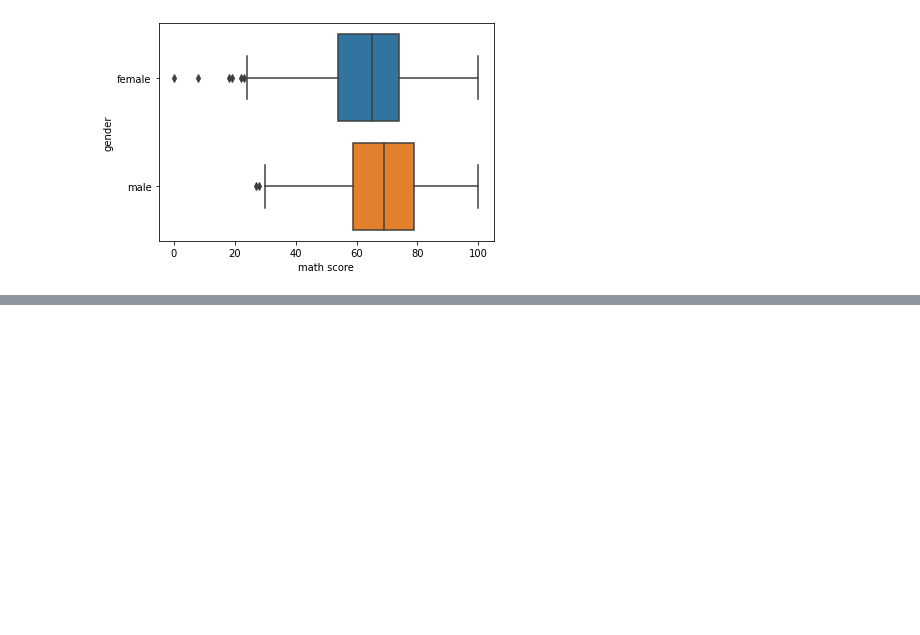
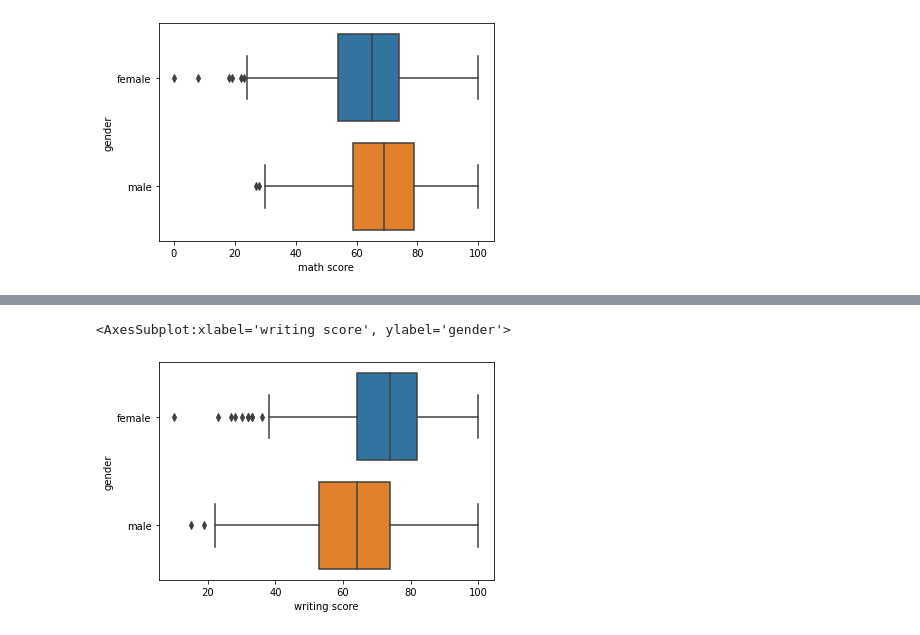
Before and after one commit to scov1no/projeto_estudantes, a Jupyter notebook: projeto-estudantes.ipynb, the cells around one changed output, grey strips where cells are left out. Saved outputs shown, nothing was run; the diff lists cells and outputs as text; code cells hidden in the pictures; blank space fills up the shorter version.

```diff
--- a/projeto-estudantes.ipynb
+++ b/projeto-estudantes.ipynb
@@ -159,0 +165,5 @@ sns.boxplot( data=df, x='math score', y='gender')
+# %%
+sns.boxplot( data=df, x='writing score', y='gender')
+# %% [output]
+<AxesSubplot:xlabel='writing score', ylabel='gender'>
+[figure, added]
```
Also changed, not shown: parts of 7 cells of this notebook.
